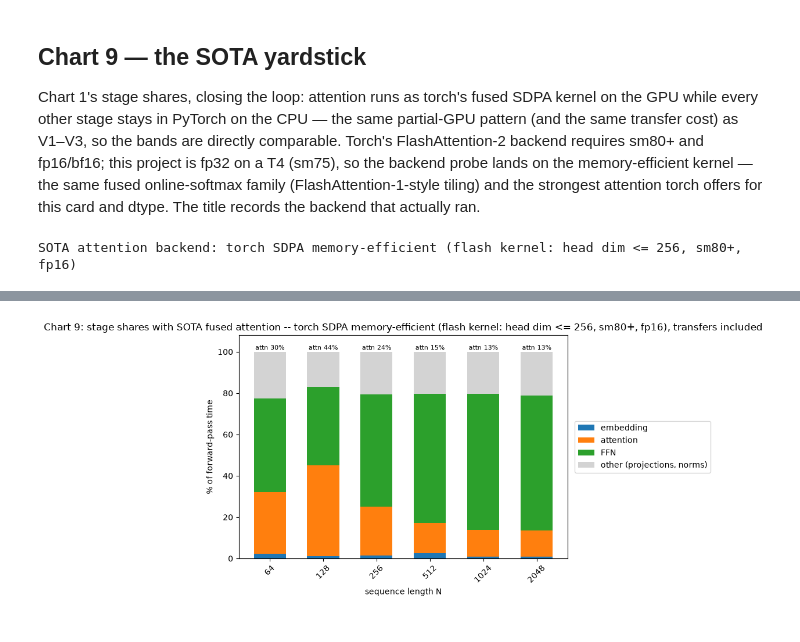
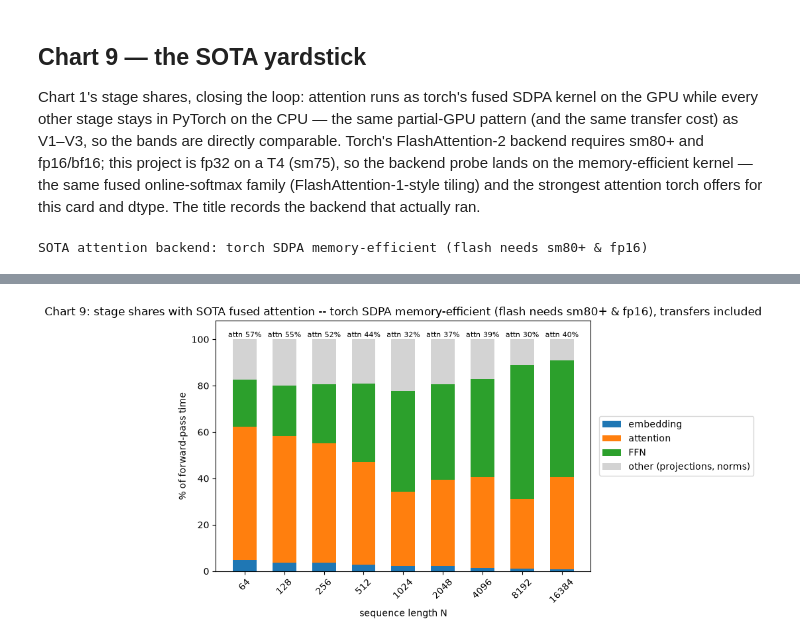
Before and after one commit to LtnLinh/Transformer-Attention-Mechanism, a Jupyter notebook: demo.ipynb, the cells around one changed output, grey strips where cells are left out. Cells and saved outputs as stored; diff of their text form; code cells hidden in the pictures.

```diff
--- a/demo.ipynb
+++ b/demo.ipynb
@@ -35,8 +35,10 @@ print(f"torch {torch.__version__} | CUDA available: {cuda.is_available()}")
 # The two sweep groups. Everything that needs the python-loop CPU baseline
 # or a CPU-side profile stops at 2048; GPU-only sweeps run to 32768, the
 # last N whose N x N intermediates fit on the card.
-CPU_LENS = [2 ** x for x in range(6, 12)]   # 64 .. 2048   (Charts 1-2, 4, 9)
+CPU_LENS = [2 ** x for x in range(6, 12)]   # 64 .. 2048   (Charts 2, 4: python-loop-capped)
 GPU_LENS = [2 ** x for x in range(6, 16)]   # 64 .. 32768  (Charts 3, 5-7)
+PROFILE_LENS = [2 ** x for x in range(6, 15)]  # 64 .. 16384 (Charts 1, 9: the
+#                  all-PyTorch profile is BLAS-fast, feasible past the loop cap)
 # %% [output]
 torch 2.12.1+cu130 | CUDA available: True
 # %% [markdown]
@@ -76,7 +78,7 @@ CpuPipeline & TorchPipeline match the torch SDPA oracle
 # %%
 # Chart 1 -- share of forward-pass time per coarse stage (all-PyTorch
 # pipeline). One profiled pass per N also yields the attention sub-step
-# shares Chart 2 reuses; the sub-steps nest inside 2_attention_total, so
+# shares Chart 2 reuses (its CPU_LENS prefix); the sub-steps nest inside 2_attention_total, so
 # "other" is computed against the coarse stages only (the profiler's own
 # remainder would double-count the nested labels).
 import matplotlib.pyplot as plt
@@ -85,7 +87,7 @@ import numpy as np
 torch_model = TorchPipeline().eval()
 pcts = [bench.step_percentages(torch_model, n,
                                steps=bench.STEPS_TOTAL + bench.ATTN_STEPS)
-        for n in CPU_LENS]
+        for n in PROFILE_LENS]
 
 parts = bench.STEPS_TOTAL + ["other"]
 names = {"1_embedding": "embedding", "2_attention_total": "attention",
@@ -94,8 +96,8 @@ colors = {"1_embedding": "tab:blue", "2_attention_total": "tab:orange",
           "3_ffn": "tab:green", "other": "lightgray"}
 
 fig, ax = plt.subplots(figsize=(9, 5))
-xpos = np.arange(len(CPU_LENS))
-bottom = np.zeros(len(CPU_LENS))
+xpos = np.arange(len(PROFILE_LENS))
+bottom = np.zeros(len(PROFILE_LENS))
 for part in parts:
     vals = np.array([100.0 - sum(p[s] for s in bench.STEPS_TOTAL)
                      if part == "other" else p[part] for p in pcts])
@@ -105,7 +107,7 @@ for part in parts:
 for xi, p in zip(xpos, pcts):  # annotate the attention share
     ax.text(xi, 101, f"attn {p['2_attention_total']:.0f}%", ha="center", fontsize=8)
 
-ax.set_xticks(xpos, CPU_LENS, rotation=45)
+ax.set_xticks(xpos, PROFILE_LENS, rotation=45)
 ax.set_xlabel("sequence length N")
 ax.set_ylabel("% of forward-pass time")
 ax.set_ylim(0, 108)
@@ -142,7 +150,7 @@ sub_names = {"2a_qk_matmul": "QK$^T$ (+scale)", "2b_softmax": "softmax",
 sub_colors = {"2a_qk_matmul": "#ffc04d", "2b_softmax": "tab:orange",
               "2c_value_weighted_sum": "#b35a00"}
 shares = [{s: 100.0 * p[s] / sum(p[t] for t in bench.ATTN_STEPS)
-           for s in bench.ATTN_STEPS} for p in pcts]
+           for s in bench.ATTN_STEPS} for p in pcts[:len(CPU_LENS)]]
 
 fig, ax = plt.subplots(figsize=(9, 5))
 xpos = np.arange(len(CPU_LENS))
@@ -647,12 +658,13 @@ if cuda.is_available():
     from abstract import TransformerBase
     from torch.nn.attention import SDPBackend, sdpa_kernel
 
-    probe = torch.zeros(1, 1, 64, 512, device="cuda")  # (B, H, N, D): fused
-    # kernels need 4-D; one 512-wide head, the same math as every pipeline
+    d_model = cpu_model.embedding.embedding_dim
+    probe = torch.zeros(1, 1, 64, d_model, device="cuda")  # (B, H, N, D): fused
+    # kernels need 4-D; one D-wide head, the same math as every pipeline
     for backend, blabel in [
             (SDPBackend.FLASH_ATTENTION, "flash (FlashAttention-2)"),
             (SDPBackend.EFFICIENT_ATTENTION,
-             "memory-efficient (flash kernel: head dim <= 256, sm80+, fp16)"),
+             "memory-efficient (flash needs sm80+ & fp16)"),
             (SDPBackend.MATH, "math (no fused kernel on this card)")]:
         try:
             with sdpa_kernel([backend]):
@@ -679,11 +691,11 @@ if cuda.is_available():
 
     spcts = [bench.step_percentages(SotaPipeline().eval(), n,
                                     steps=bench.STEPS_TOTAL)
-             for n in CPU_LENS]
+             for n in PROFILE_LENS]
 
     fig, ax = plt.subplots(figsize=(9, 5))
-    xpos = np.arange(len(CPU_LENS))
-    bottom = np.zeros(len(CPU_LENS))
+    xpos = np.arange(len(PROFILE_LENS))
+    bottom = np.zeros(len(PROFILE_LENS))
     for part in parts:  # Chart 1's stages and colors
         vals = np.array([100.0 - sum(p[s] for s in bench.STEPS_TOTAL)
                          if part == "other" else p[part] for p in spcts])
@@ -691,7 +703,7 @@ if cuda.is_available():
         bottom += vals
     for xi, p in zip(xpos, spcts):
         ax.text(xi, 101, f"attn {p['2_attention_total']:.0f}%", ha="center", fontsize=8)
-    ax.set_xticks(xpos, CPU_LENS, rotation=45)
+    ax.set_xticks(xpos, PROFILE_LENS, rotation=45)
     ax.set_xlabel("sequence length N")
     ax.set_ylabel("% of forward-pass time")
     ax.set_ylim(0, 108)
@@ -703,4 +715,4 @@ if cuda.is_available():
 else:
     print("No CUDA device -- skipping the SOTA-attention profile")
 # %% [output]
-SOTA attention backend: torch SDPA memory-efficient (flash kernel: head dim <= 256, sm80+, fp16)
+SOTA attention backend: torch SDPA memory-efficient (flash needs sm80+ & fp16)
@@ -719,4 +737,4 @@ USDT:2026-08-17 09:57:03 632360:632360 ActivityProfilerController.cpp:455] profi
-[figure, old version]
+[figure, new version]
 # %% [markdown]
 ## Conclusion
 
```
Also changed, not shown: parts of 15 cells of this notebook, 4 other files.
